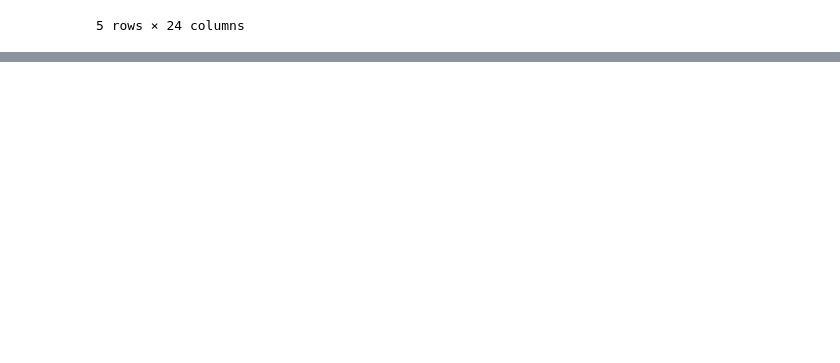
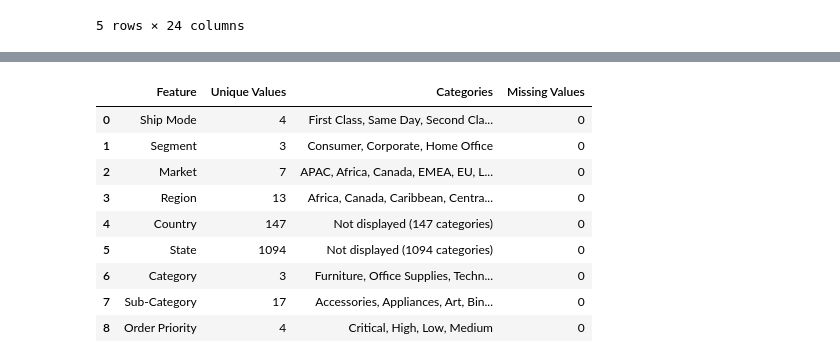
Before and after one commit to huzaifawaheed2/DevelopersHub-Corporation-Advanced-Internship, a Jupyter notebook: Project-03-Interactive-Business-Dashboard/notebooks/Business_Dashboard_Preprocessing.ipynb, the cells around one changed output, grey strips where cells are left out. Saved outputs shown, nothing was run; the diff lists cells and outputs as text; code cells hidden in the pictures; blank space fills up the shorter version.

```diff
--- a/Project-03-Interactive-Business-Dashboard/notebooks/Business_Dashboard_Preprocessing.ipynb
+++ b/Project-03-Interactive-Business-Dashboard/notebooks/Business_Dashboard_Preprocessing.ipynb
@@ -135,0 +455,41 @@ df.head()
+# %%
+# Summary of important categorical features
+
+pd.set_option("display.max_colwidth", None)
+
+categorical_columns = [
+    "Ship Mode",
+    "Segment",
+    "Market",
+    "Region",
+    "Country",
+    "State",
+    "Category",
+    "Sub-Category",
+    "Order Priority"
+]
+
+categorical_summary = pd.DataFrame({
+    "Feature": categorical_columns,
+    "Unique Values": [df_clean[col].nunique() for col in categorical_columns],
+    "Categories": [
+        ", ".join(sorted(df_clean[col].dropna().astype(str).unique()))
+        if df_clean[col].nunique() <= 20
+        else f"Not displayed ({df_clean[col].nunique()} categories)"
+        for col in categorical_columns
+    ],
+    "Missing Values": [df_clean[col].isnull().sum() for col in categorical_columns]
+})
+
+categorical_summary
+# %% [output]
+|  | Feature | Unique Values | Categories | Missing Values |
+| 0 | Ship Mode | 4 | First Class, Same Day, Second Cla... | 0 |
+| 1 | Segment | 3 | Consumer, Corporate, Home Office | 0 |
+| 2 | Market | 7 | APAC, Africa, Canada, EMEA, EU, L... | 0 |
+| 3 | Region | 13 | Africa, Canada, Caribbean, Centra... | 0 |
+| 4 | Country | 147 | Not displayed (147 categories) | 0 |
+| 5 | State | 1094 | Not displayed (1094 categories) | 0 |
+| 6 | Category | 3 | Furniture, Office Supplies, Techn... | 0 |
+| 7 | Sub-Category | 17 | Accessories, Appliances, Art, Bin... | 0 |
+| 8 | Order Priority | 4 | Critical, High, Low, Medium | 0 |
```
Also changed, not shown: parts of 44 cells of this notebook.
